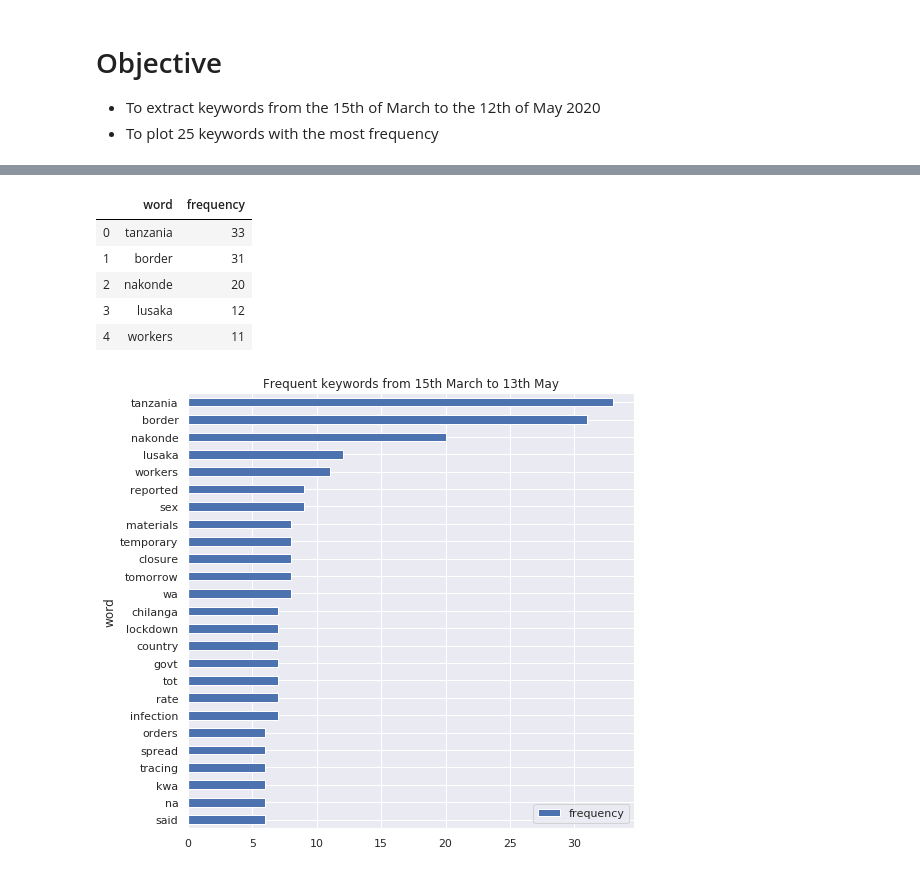
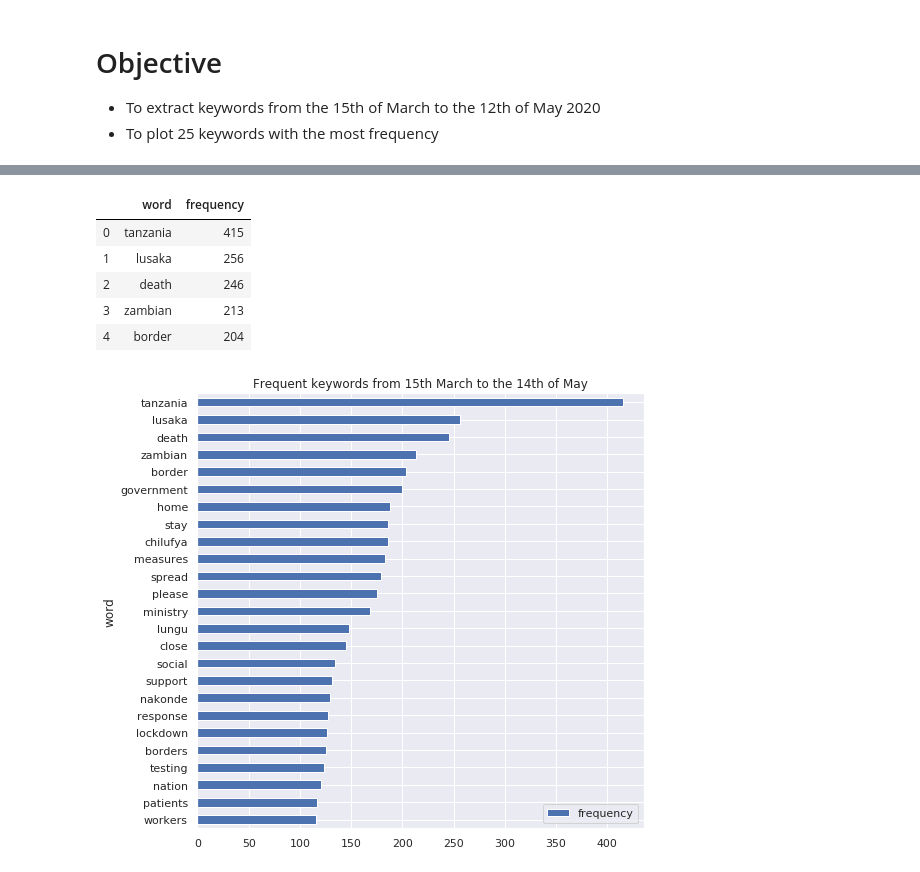
Before and after one commit to ayamlearning/COVID19_Sentiment_Analysis, a Jupyter notebook: EDA_Part_1.ipynb, the cells around one changed output, grey strips where cells are left out. Saved outputs shown, nothing was run; the diff lists cells and outputs as text; code cells hidden in the pictures.

```diff
--- a/EDA_Part_1.ipynb
+++ b/EDA_Part_1.ipynb
@@ -28,14 +31,14 @@ df.head(1)
 meanless_words=['rt','help','day','bit','virus','fight','pandemic','angola','corona','read','world', \
                     'due','deaths','http','https','amid','time','via','www','people','amp','dr','com','today','health', \
                     'minister','covid_19','countries','covid-19','zambia','covid','coronavirus', \
-                   'cases','new','last','recorded','update','24hrs','test','covid19', \
-                    'one','us','mwebantu','confirmed','number','tested','positive', \
-                    'done','public','tests','recorded','case','records','active','ghana', \
-                    'like','says','stands','total','need','free','namibia','first','two', 'hours',
-                    'botswana','let','burundi','may', 'central' ,'african','republic', 'cote','ivoire', \
+                   'cases','new','last','recorded','update','24hrs','test','covid19','na','ya','wa','p', \
+                    'one','us','mwebantu','confirmed','number','tested','positive','one','igshid', \
+                    'done','public','tests','recorded','case','records','active','know','ghana','get', \
+                    'like','says','stands','total','need','free','namibia','first','still','two', 'hours',
+                    'botswana','let','burundi','may', 'central' ,'african','republic','country', 'cote','ivoire', \
                     'eritrea','tests','ethiopia','ly', 'kenya', 'malawi','zimbabwe','news', 'mozambique', \
                     'namibia','rwanda','president','south','nigeria','chitalu','facebook','town','africa', \
-                    '100th','eswatini','recorded','uganda']
+                    '100th','eswatini','recorded','uganda','must','also','instagram','covid19zambia','zambia','southafrica']
 
 
 #Extracting only the text column from the tweets
@@ -76,16 +79,18 @@ df_freq=pd.DataFrame(nlp_words, columns=['word', 'frequency'])
 df_freq.head()
 # %% [output]
 |  | word | frequency |
-| 0 | tanzania | 33 |
-| 1 | border | 31 |
-| 2 | nakonde | 20 |
-| 3 | lusaka | 12 |
-| 4 | workers | 11 |
+| 0 | tanzania | 415 |
+| 1 | lusaka | 256 |
+| 2 | death | 246 |
+| 3 | zambian | 213 |
+| 4 | border | 204 |
 # %%
 fig,ax=plt.subplots(figsize=(8,8))
 
 df_freq.sort_values(by='frequency').plot.barh(x="word",y="frequency",ax=ax)
-ax.set_title("Frequent keywords from 15th March to 13th May")
+ax.set_title("Frequent keywords from 15th March to the 14th of May")
 plt.show()
+plt.savefig("images/full.png")
+plt.close()
 # %% [output]
-[figure, old version]
+[figure, new version]
```
Also changed, not shown: parts of 3 cells of this notebook, 5 other files.
